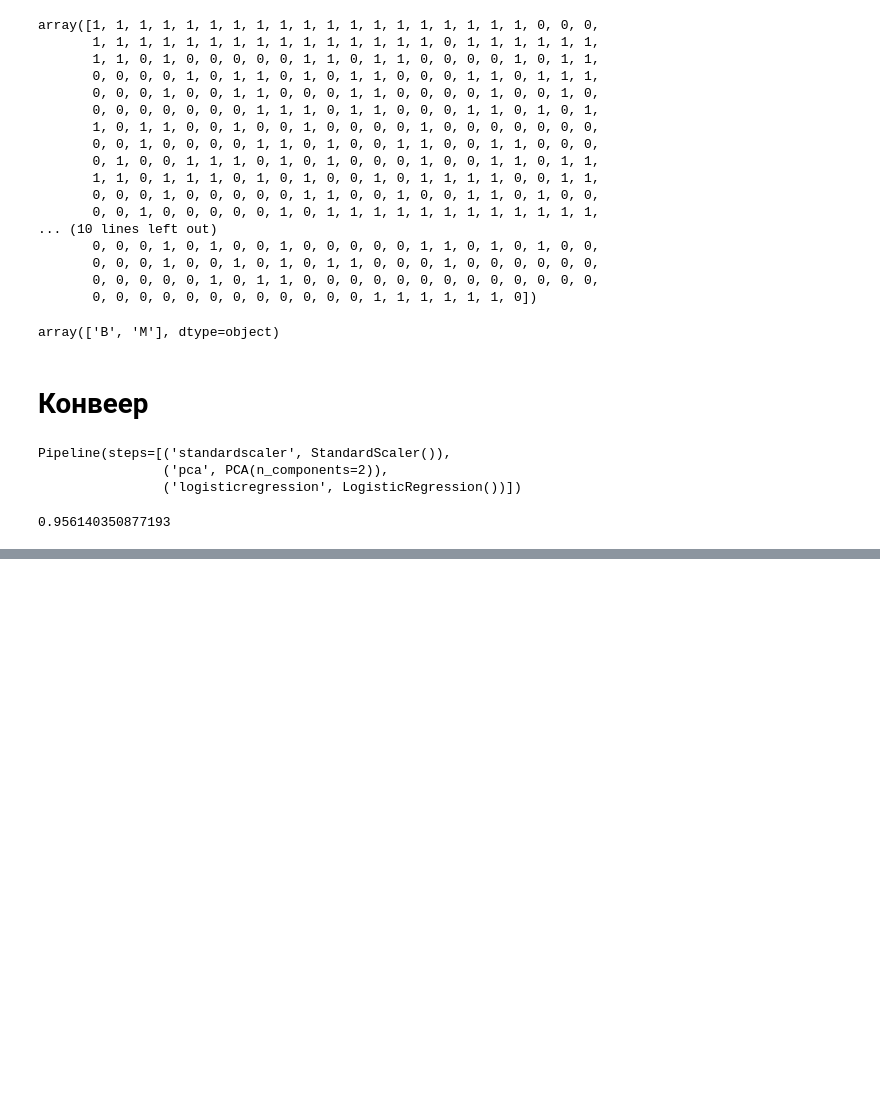
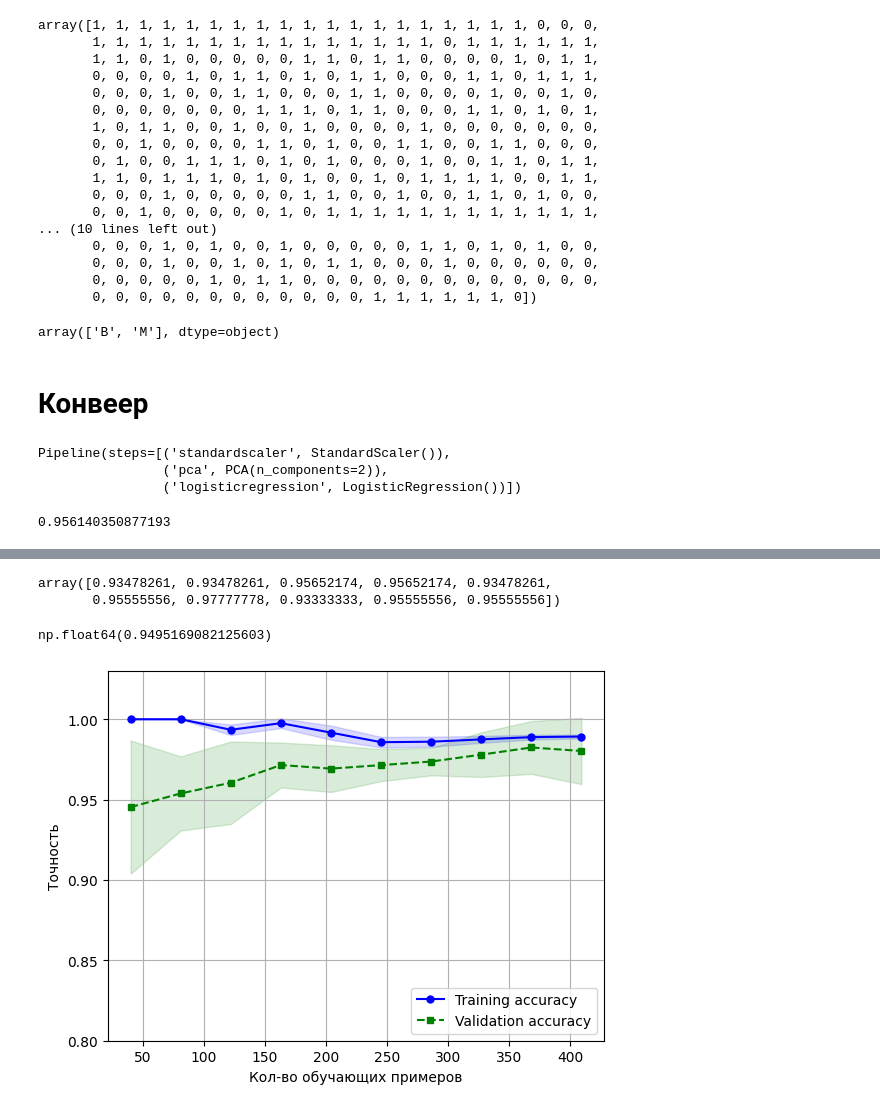
Before and after one commit to Swanger-Iz/ML_pytorch_lessons, a Jupyter notebook: book_rashka/main_notebook.ipynb, the cells around one changed output, grey strips where cells are left out. Cells and saved outputs as stored; diff of their text form; code cells hidden in the pictures; blank space fills up the shorter version.

```diff
--- a/book_rashka/main_notebook.ipynb
+++ b/book_rashka/main_notebook.ipynb
@@ -637,5 +644,5 @@ X = df.iloc[:, 1:]
 # %%
-y = le.fit_transform(df.iloc[:, 0])
+y = le.fit_transform(df[:, 0])
 y
 # %% [output]
 array([1, 1, 1, 1, 1, 1, 1, 1, 1, 1, 1, 1, 1, 1, 1, 1, 1, 1, 1, 0, 0, 0,
@@ -706,0 +739,38 @@ KeyError: "None of [Index([ 45,  46,  47,  48,  50,  51,  52,  53,  54,  55,\n
+# %%
+scores
+# %% [output]
+array([0.93478261, 0.93478261, 0.95652174, 0.95652174, 0.93478261,
+       0.95555556, 0.97777778, 0.93333333, 0.95555556, 0.95555556])
+# %%
+scores.mean()
+# %% [output]
+np.float64(0.9495169082125603)
+# %%
+import matplotlib.pyplot as plt
+from sklearn.model_selection import learning_curve
+pipe_lr = make_pipeline(
+    StandardScaler(),
+    LogisticRegression(penalty='l2', max_iter=10000))
+# %%
+train_sizes, train_scores, test_scores = learning_curve(estimator=pipe_lr, X=X_train, y=y_train,
+                                                        train_sizes=np.linspace(.1, 1., 10),
+                                                        cv=10, n_jobs=1)
+# %%
+train_mean = np.mean(train_scores, axis=1)
+train_std = np.std(train_scores, axis=1)
+test_mean = np.mean(test_scores, axis=1)
+test_std = np.std(test_scores, axis=1)
+# %%
+plt.plot(train_sizes, train_mean, c='blue', marker='o', ms=5, label='Training accuracy')
+plt.fill_between(train_sizes, train_mean + train_std, train_mean - train_std, alpha=.15, color='blue')
+plt.plot(train_sizes, test_mean, c='green', ls='--', marker='s', ms=5, label='Validation accuracy')
+plt.fill_between(train_sizes, test_mean + test_std, test_mean - test_std, alpha=.15, color='green')
+
+plt.grid()
+plt.xlabel('Кол-во обучающих примеров')
+plt.ylabel('Точность')
+plt.legend(loc='lower right')
+plt.ylim([.8, 1.03])
+plt.show()
+# %% [output]
+[figure, added]
```
Also changed, not shown: parts of 38 cells of this notebook.
